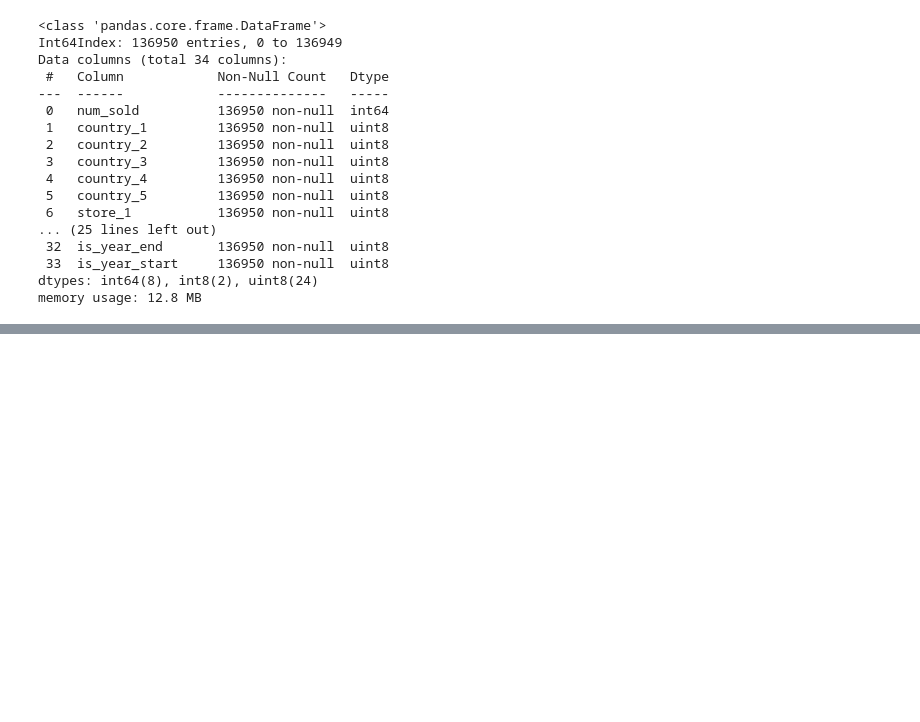
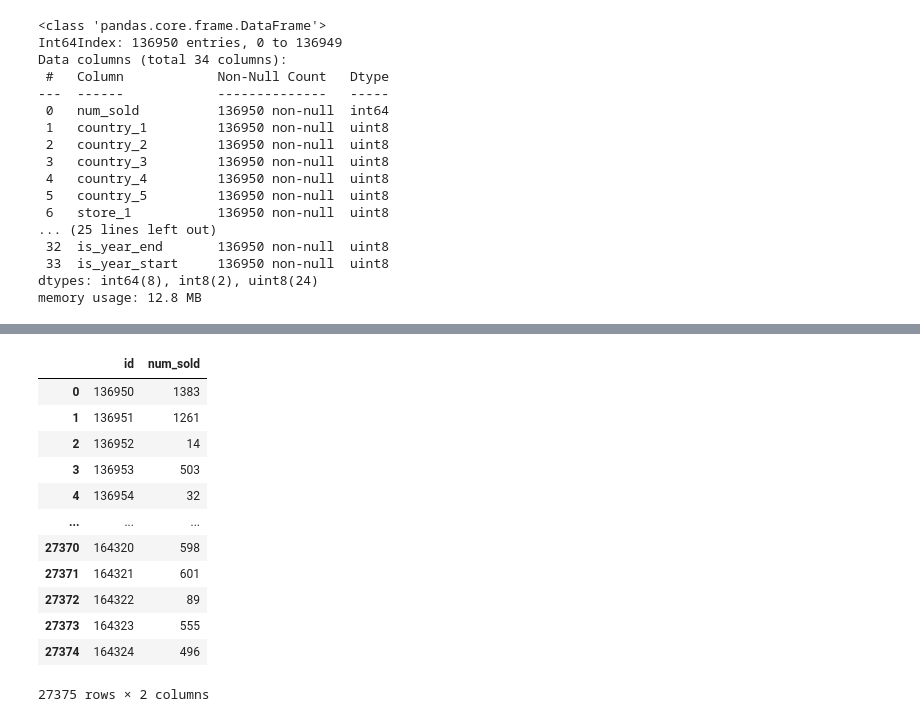
Before and after one commit to realshaktigupta/ML-Projects, a Jupyter notebook: forecasting-competition.ipynb, the cells around one changed output, grey strips where cells are left out. Drawn from its saved outputs; the diff is of its cells as text; code cells hidden in the pictures; blank space fills up the shorter version.

Commit message:
Kaggle Notebook | Forecasting Competition  | Version 14

```diff
--- a/forecasting-competition.ipynb
+++ b/forecasting-competition.ipynb
@@ -327,3 +369,19 @@ submission
 27375 rows × 1 columns
+# %%
+pd.read_csv("/kaggle/working/submission.csv")
+# %% [output]
+|  | id | num_sold |
+| 0 | 136950 | 1383 |
+| 1 | 136951 | 1261 |
+| 2 | 136952 | 14 |
+| 3 | 136953 | 503 |
+| 4 | 136954 | 32 |
+| ... | ... | ... |
+| 27370 | 164320 | 598 |
+| 27371 | 164321 | 601 |
+| 27372 | 164322 | 89 |
+| 27373 | 164323 | 555 |
+| 27374 | 164324 | 496 |
+27375 rows × 2 columns
 # %%
 #ensemble or blenders can be a good idea?
```
Also changed, not shown: parts of 25 cells of this notebook.
